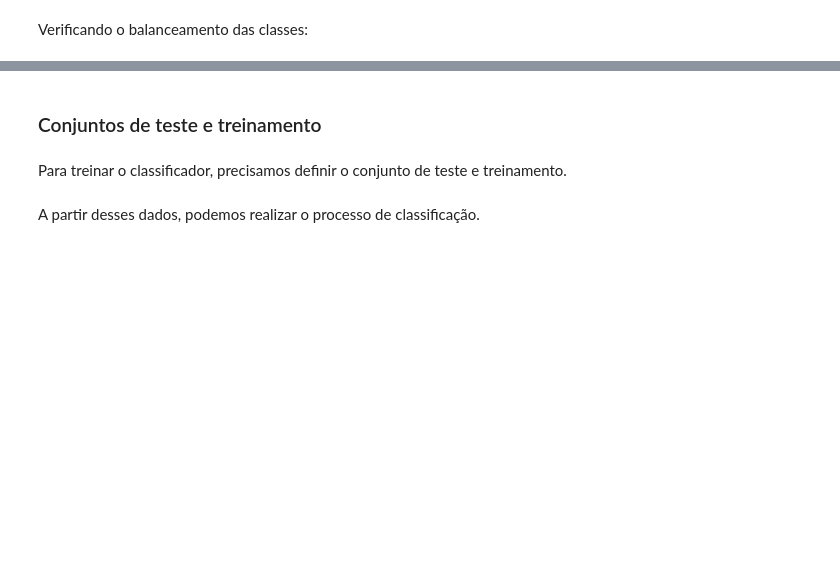
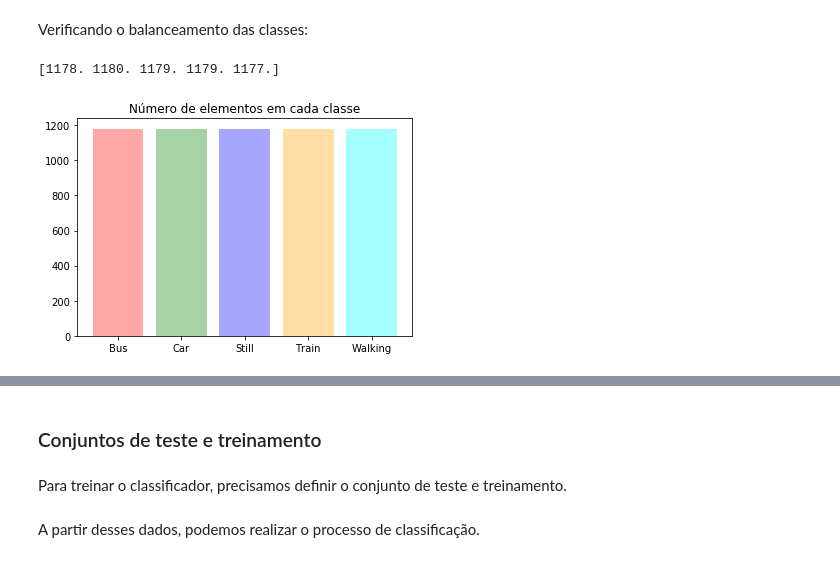
Before and after one commit to jceoval/Means-of-transportation-predict, a Jupyter notebook: Projeto.ipynb, the cells around one changed output, grey strips where cells are left out. Cells and saved outputs as stored; diff of their text form; code cells hidden in the pictures; blank space fills up the shorter version.

```diff
--- a/Projeto.ipynb
+++ b/Projeto.ipynb
@@ -43,0 +60,4 @@ Obtendo as classes únicas no conjunto de dados:
+# %%
+features = features.replace('?', np.nan)
+features = features.dropna()
+print(features.shape)
@@ -72,12 +106,16 @@ for i in np.arange(0, len(cl)):
     a = Y == cl[i]
     ncl[i] = len(Y[a])
 print(ncl)
+# %% [output]
+[1178. 1180. 1179. 1179. 1177.]
 # %%
 numbers = np.arange(0, len(cl))
-plt.bar(numbers, ncl, alpha=.75)
+plt.bar(numbers, ncl, alpha=.35, color=['red', 'green', 'blue', 'orange', 'cyan'])
 plt.xticks(numbers, cl)
 plt.title('Número de elementos em cada classe')
 plt.show(True)
+# %% [output]
+[figure, added]
 # %%
 #Saving feature names for later use
 feature_list = list(features.columns)
```
Also changed, not shown: parts of 50 cells of this notebook, 1 other file.
